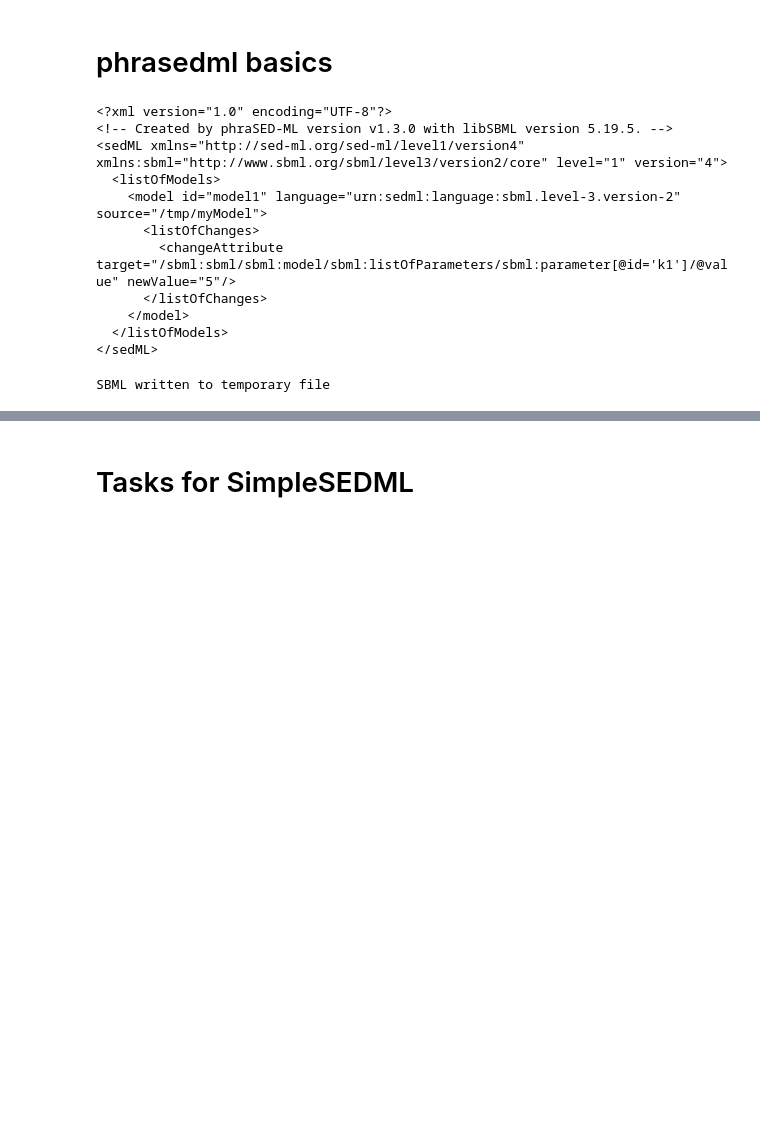
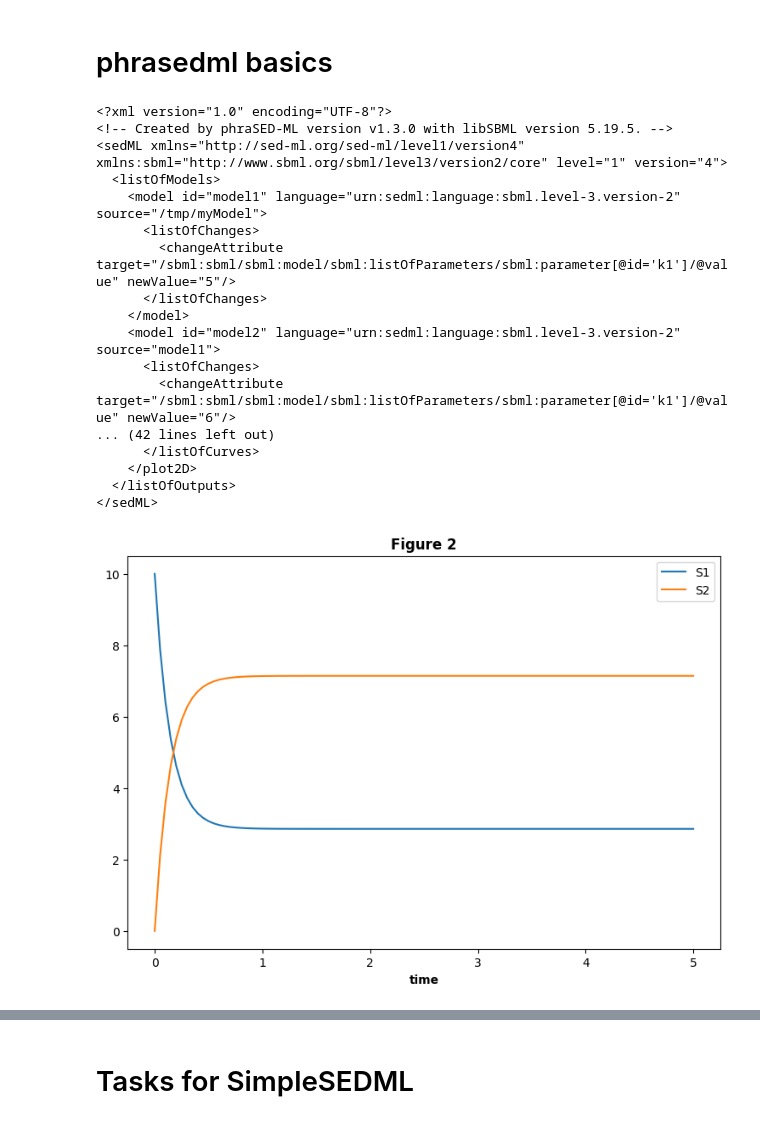
Before and after one commit to sys-bio/SimpleSEDML, a Jupyter notebook: notebooks/explore_sedml.ipynb, the cells around one changed output, grey strips where cells are left out. Cells and saved outputs as stored; diff of their text form; code cells hidden in the pictures; blank space fills up the shorter version.

Commit message:
Basic tests for SimpleSEDML.

```diff
--- a/notebooks/explore_sedml.ipynb
+++ b/notebooks/explore_sedml.ipynb
@@ -10,79 +10,52 @@ import phrasedml
 antimony_str = '''
 model myModel
   S1 -> S2; k1*S1
+  S2 -> S1; k2*S2
   S1 = 10; S2 = 0
   k1 = 1
+  k2 = 2
 end
 '''
+MODEL_FILE = "/tmp/myModel"
+sbml_str = te.antimonyToSBML(antimony_str)
+with open(MODEL_FILE, 'w') as f:
+    f.writelines(sbml_str)
 # %%
 phrasedml_str = '''
   model1 = model "/tmp/myModel" with k1 =5;
-  //model2 = model model1 with k1 =6
-  //sim1 = simulate uniform(0, 5, 100)
-  //task1 = run sim1 on model1
-  //plot "Figure 2" time vs S1, S2
+  model2 = model model1 with k1 =6
+  sim1 = simulate uniform(0, 5, 100)
+  task1 = run sim1 on model1
+  plot "Figure 2" time vs S1, S2
 '''
 # %%
 #plot "Figure 1" time vs S1, S2
 
 # create the sedml xml string from the phrasedml
-sbml_str = te.antimonyToSBML(antimony_str)
-phrasedml.setReferencedSBML("/tmp/myModel", sbml_str)
+#sbml_str = te.antimonyToSBML(antimony_str)
+phrasedml.setReferencedSBML(MODEL_FILE, sbml_str)
 
 sedml_str = phrasedml.convertString(phrasedml_str)
 if sedml_str == None:
     print(phrasedml.getLastError())
 print(sedml_str)
+te.executeSEDML(sedml_str)
 # %% [output]
 <?xml version="1.0" encoding="UTF-8"?>
 <!-- Created by phraSED-ML version v1.3.0 with libSBML version 5.19.5. -->
 <sedML xmlns="http://sed-ml.org/sed-ml/level1/version4" xmlns:sbml="http://www.sbml.org/sbml/level3/version2/core" level="1" version="4">
   <listOfModels>
     <model id="model1" language="urn:sedml:language:sbml.level-3.version-2" source="/tmp/myModel">
       <listOfChanges>
         <changeAttribute target="/sbml:sbml/sbml:model/sbml:listOfParameters/sbml:parameter[@id='k1']/@value" newValue="5"/>
       </listOfChanges>
     </model>
-  </listOfModels>
+    <model id="model2" language="urn:sedml:language:sbml.level-3.version-2" source="model1">
+      <listOfChanges>
+        <changeAttribute target="/sbml:sbml/sbml:model/sbml:listOfParameters/sbml:parameter[@id='k1']/@value" newValue="6"/>
+... (42 lines left out)
+      </listOfCurves>
+    </plot2D>
+  </listOfOutputs>
 </sedML>
+[figure, added]
-# %%
-import tempfile, os, shutil
-
-workingDir = tempfile.mkdtemp(suffix="_sedml")
-
-sbml_file = "/tmp/myModel"
-#sedml_file = os.path.join(workingDir, 'sed_main.xml')
-
-if True:
-    with open(sbml_file, 'wb') as f:
-        f.write(sbml_str.encode('utf-8'))
-        f.flush()
-        print('SBML written to temporary file')
-
-if False:
-    with open(sedml_file, 'wb') as f:
-        f.write(sedml_str.encode('utf-8'))
-        f.flush()
-        print('SED-ML written to temporary file')
-
-# For technical reasons, any software which uses libSEDML
-# must provide a custom build - Tellurium uses tesedml
-if False:
-    try:
-        import libsedml
-    except ImportError:
-        import tesedml as libsedml
-    sedml_doc = libsedml.readSedML(sedml_file)
-    n_errors = sedml_doc.getErrorLog().getNumFailsWithSeverity(libsedml.LIBSEDML_SEV_ERROR)
-    print('Read SED-ML file, number of errors: {}'.format(n_errors))
-    if n_errors > 0:
-        print(sedml_doc.getErrorLog().toString())
-
-# execute SED-ML using Tellurium
-#te.executeSEDML(sedml_str, workingDir=workingDir)
-te.executeSEDML(sedml_str)
-
-# clean up
-#shutil.rmtree(workingDir)
-# %% [output]
-SBML written to temporary file
```
Also changed, not shown: parts of 20 cells of this notebook, 4 other files.
